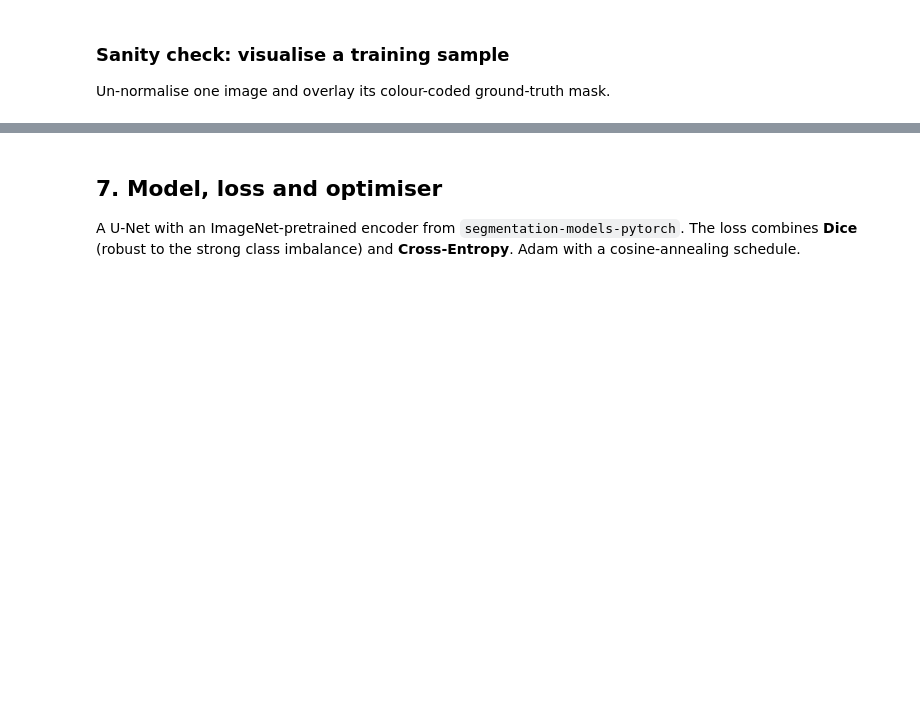
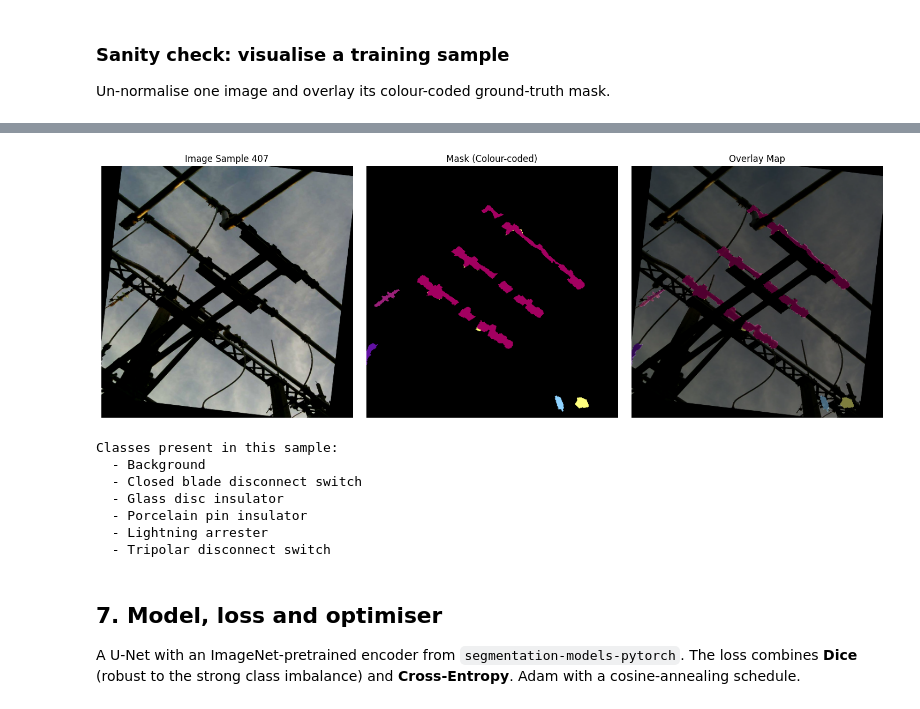
Before and after one commit to JagdishMane/aiml_substation_segmentation, a Jupyter notebook: notebooks/03_model_training_and_evaluation.ipynb, the cells around one changed output, grey strips where cells are left out. Cells and saved outputs as stored; diff of their text form; code cells hidden in the pictures; blank space fills up the shorter version.

Commit message:
Training

```diff
--- a/notebooks/03_model_training_and_evaluation.ipynb
+++ b/notebooks/03_model_training_and_evaluation.ipynb
@@ -397,3 +421,48 @@ print("Classes present in this sample:", [CLASS_NAMES[i] for i in present])
+# %%
+import random
+
+# Select a random sample from the dataset
+idx = random.randint(0, len(train_ds) - 1)
+img_t, mask_t = train_ds[idx]
+
+# Prepare the visualization
+img_np = denormalize(img_t)
+mask_np = mask_t.cpu().numpy()
+mask_rgb = index_to_rgb(mask_np)
+
+# Create a side-by-side plot
+fig, axes = plt.subplots(1, 3, figsize=(15, 5))
+axes[0].imshow(img_np)
+axes[0].set_title(f"Image Sample {idx}")
+axes[0].axis("off")
+
+axes[1].imshow(mask_rgb)
+axes[1].set_title("Mask (Colour-coded)")
+axes[1].axis("off")
+
+# Overlay mask with alpha transparency on top of the original image
+axes[2].imshow(img_np)
+axes[2].imshow(mask_rgb, alpha=0.5)
+axes[2].set_title("Overlay Map")
+axes[2].axis("off")
+
+plt.tight_layout()
+plt.show()
+
+# Display the classes actually present in this random sample
+present_classes = np.unique(mask_np)
+print("Classes present in this sample:")
+for cls_idx in present_classes:
+    print(f"  - {CLASS_NAMES[cls_idx]}")
+# %% [output]
+[figure, added]
+Classes present in this sample:
+  - Background
+  - Closed blade disconnect switch
+  - Glass disc insulator
+  - Porcelain pin insulator
+  - Lightning arrester
+  - Tripolar disconnect switch
 # %% [markdown]
 ## 7. Model, loss and optimiser
 
```
Also changed, not shown: parts of 9 cells of this notebook.
